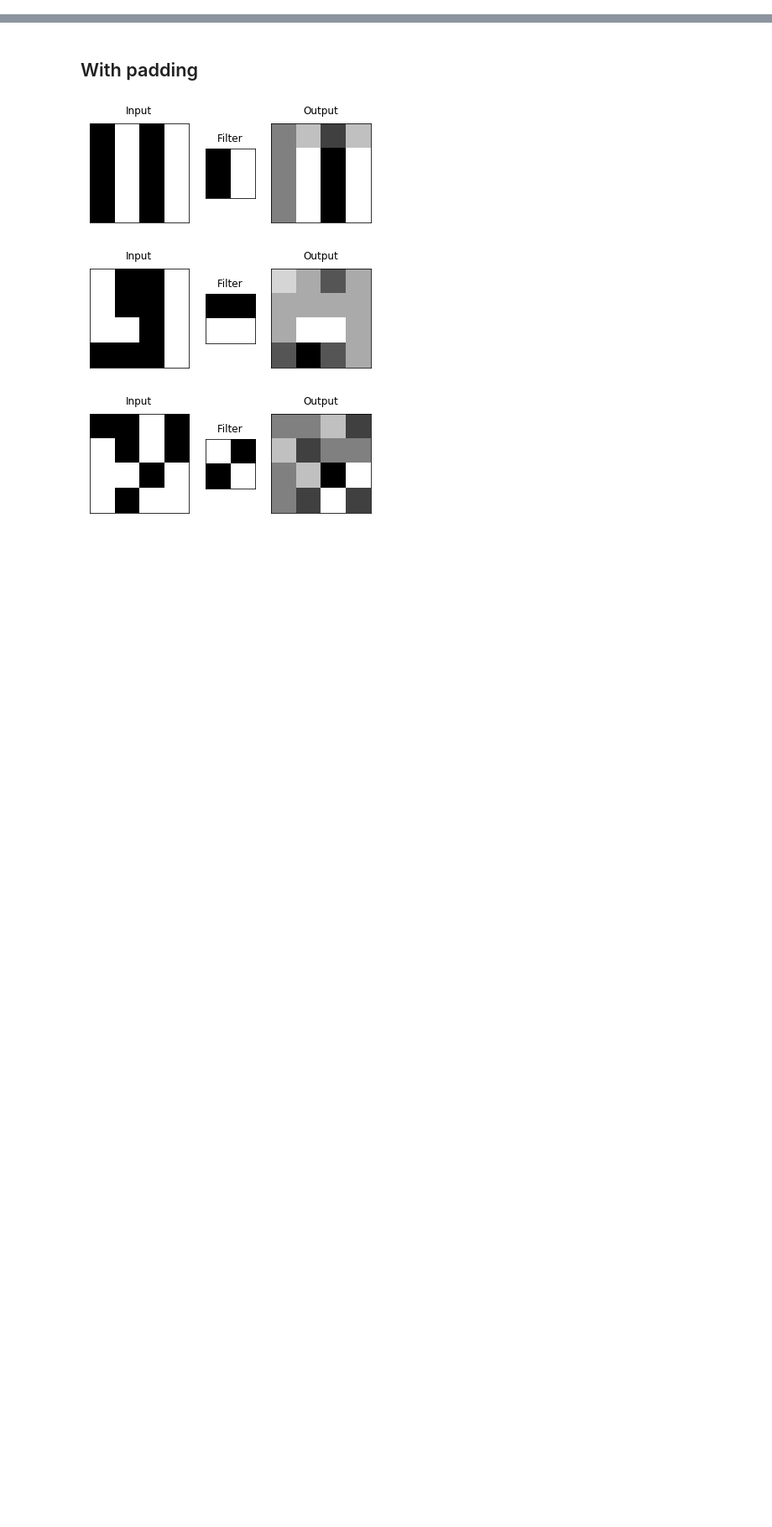
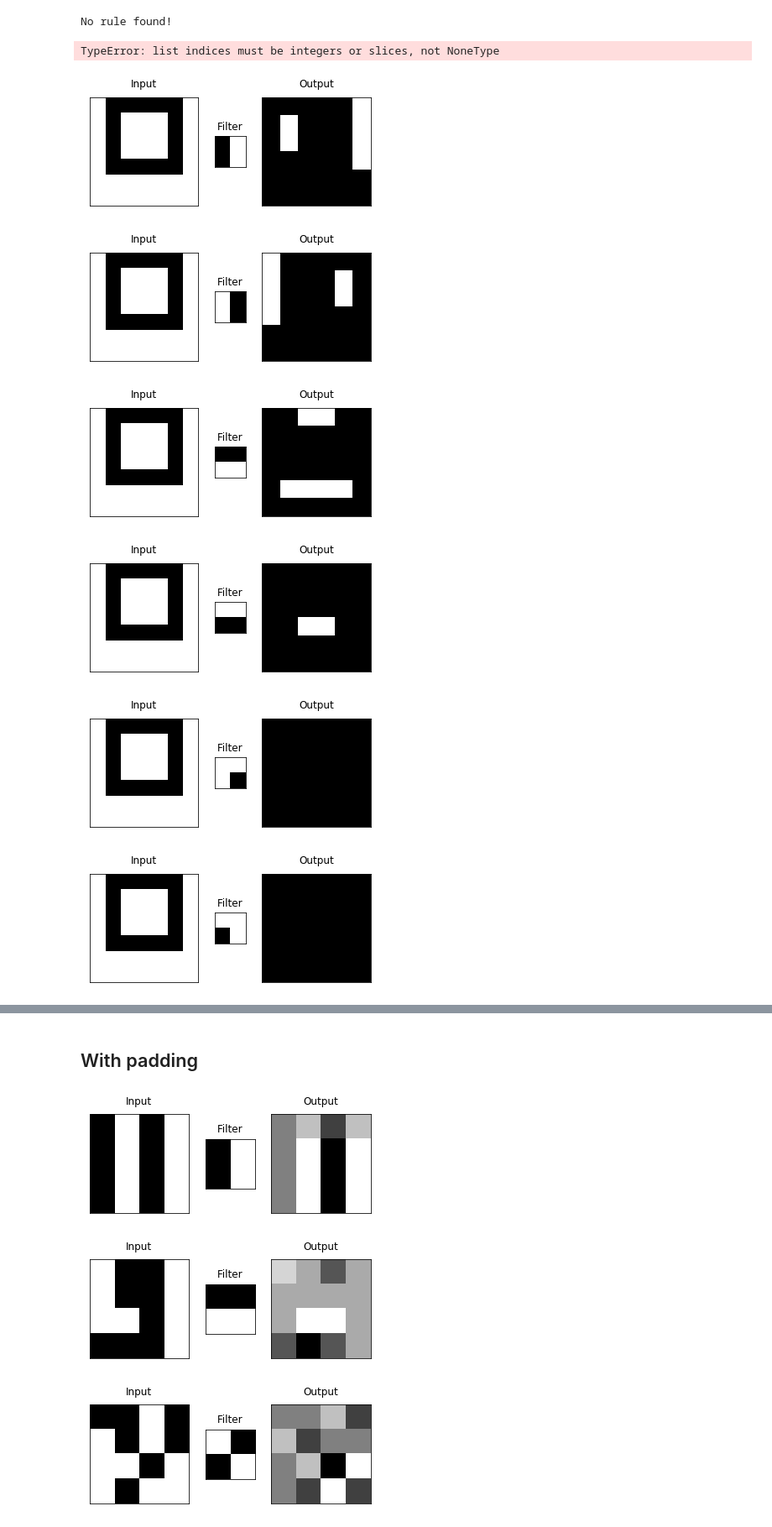
Before and after one commit to akim330/interpretability-project, a Jupyter notebook: simple_convs.ipynb, the cells around one changed output, grey strips where cells are left out. Shown at 84% size. Cells and saved outputs as stored; diff of their text form; code cells hidden in the pictures; blank space fills up the shorter version.

```diff
--- a/simple_convs.ipynb
+++ b/simple_convs.ipynb
@@ -234,0 +818,22 @@ def get_rand_filter(dims=(2,2)):
+# %%
+filters = ['edge', 'white_corner']
+sprites = ['box', 'pyramid']
+
+X, y, X_conv, filter_names = get_data(filters, sprites, grid_size=7, mult=True)
+
+clf = SpriteClassifier()
+clf.fit(X_conv, y)
+
+f1_name = filter_names[clf.filter1]
+f2_name = filter_names[clf.filter2]
+
+print(f"Rule: {f1_name} {relative_position_dict[clf.diff]} {f2_name} -> {sprites[clf.target]}")
+# %% [output]
+No rule found!
+TypeError: list indices must be integers or slices, not NoneType
+[figure, added]
+[figure, added]
+[figure, added]
+[figure, added]
+[figure, added]
+[figure, added]
```
Also changed, not shown: parts of 29 cells of this notebook, 3 other files.
